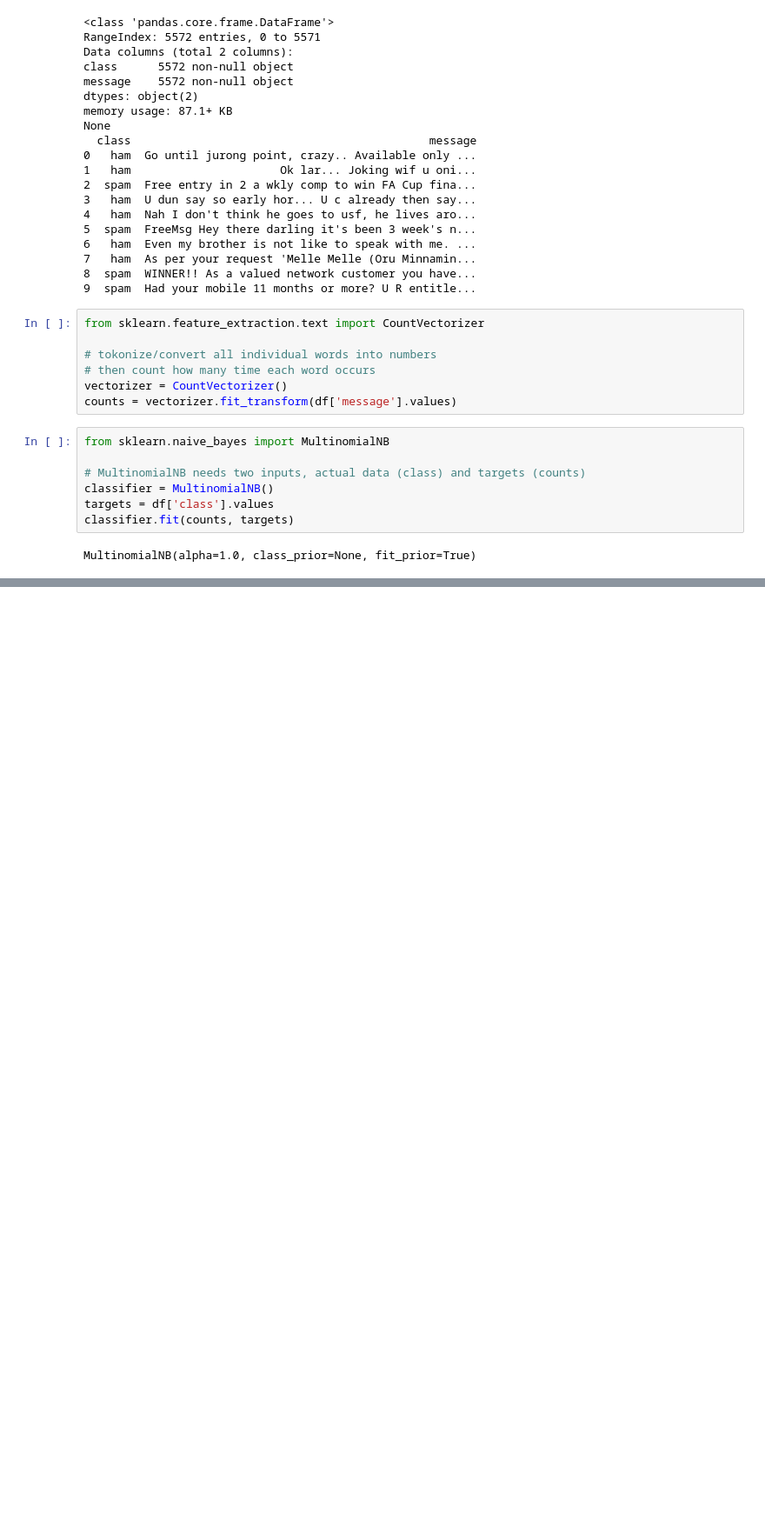
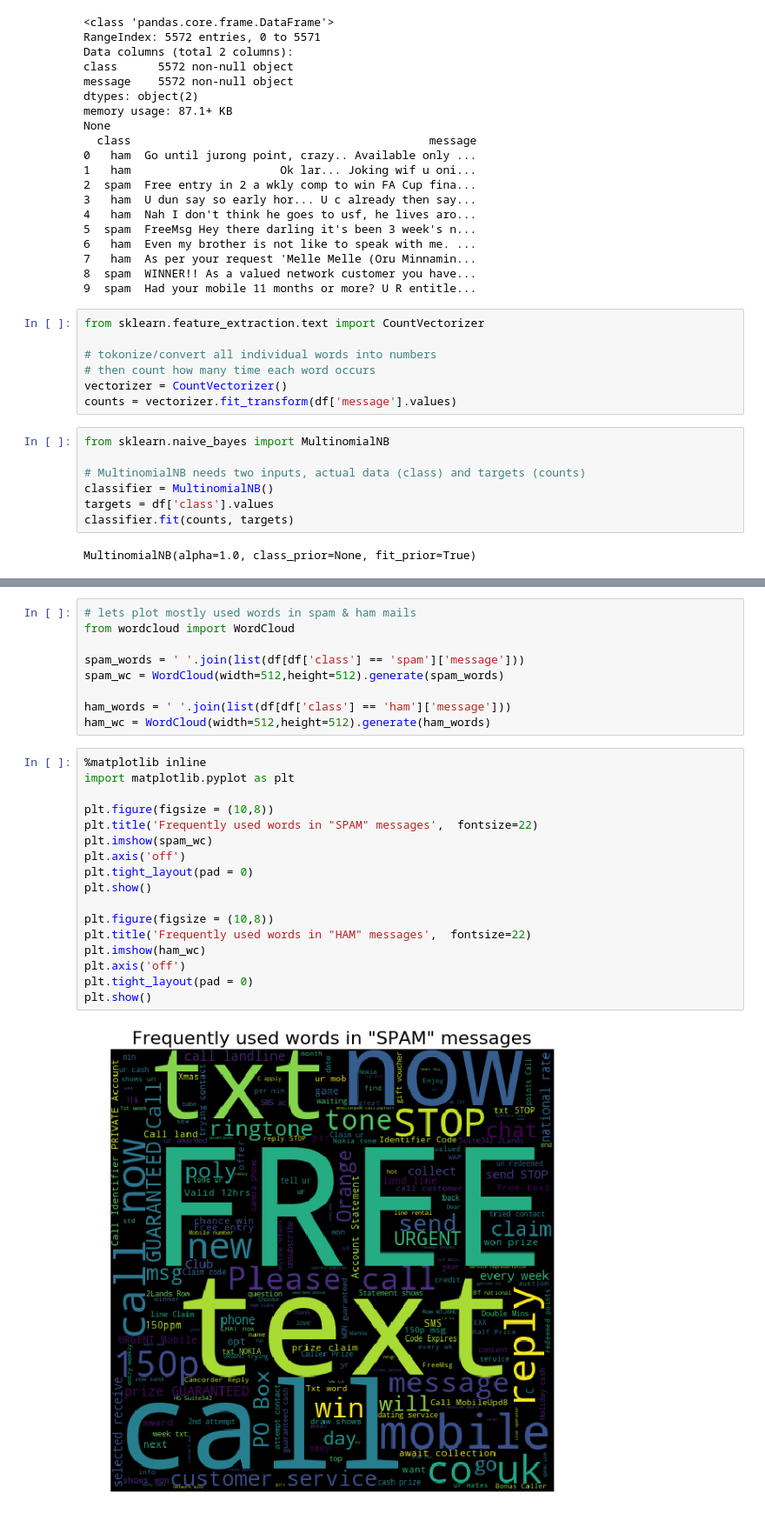
Before and after one commit to epilicer/MachineLearning, a Jupyter notebook: NaiveBayesSpamClassify.ipynb, the cells around one changed output, grey strips where cells are left out. Shown at 87% size. Cells and saved outputs as stored; diff of their text form; blank space fills up the shorter version.

```diff
--- a/NaiveBayesSpamClassify.ipynb
+++ b/NaiveBayesSpamClassify.ipynb
@@ -86,0 +88,28 @@ array(['spam', 'ham', 'spam'], dtype='<U4')
+# %%
+# lets plot mostly used words in spam & ham mails
+from wordcloud import WordCloud
+
+spam_words = ' '.join(list(df[df['class'] == 'spam']['message']))
+spam_wc = WordCloud(width=512,height=512).generate(spam_words)
+
+ham_words = ' '.join(list(df[df['class'] == 'ham']['message']))
+ham_wc = WordCloud(width=512,height=512).generate(ham_words)
+# %%
+%matplotlib inline
+import matplotlib.pyplot as plt
+
+plt.figure(figsize = (10,8))
+plt.title('Frequently used words in "SPAM" messages',  fontsize=22)
+plt.imshow(spam_wc)
+plt.axis('off')
+plt.tight_layout(pad = 0)
+plt.show()
+
+plt.figure(figsize = (10,8))
+plt.title('Frequently used words in "HAM" messages',  fontsize=22)
+plt.imshow(ham_wc)
+plt.axis('off')
+plt.tight_layout(pad = 0)
+plt.show()
+# %% [output]
+[figure, added]
```
Also changed, not shown: parts of 3 cells of this notebook.
